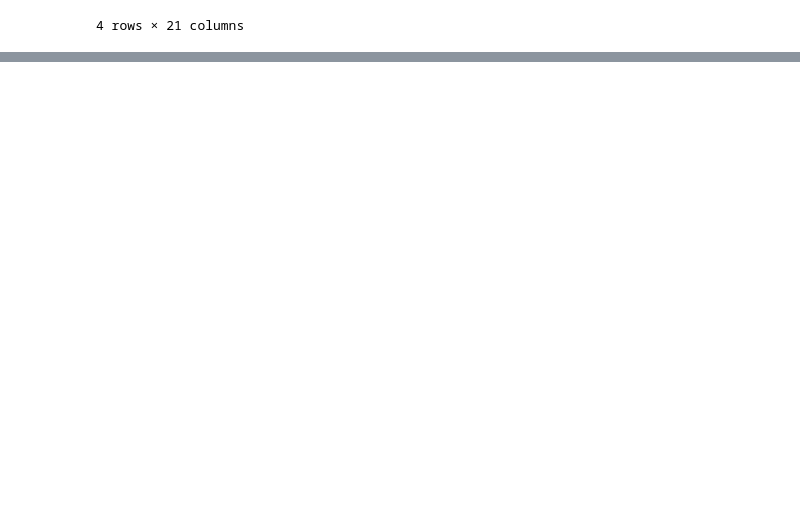
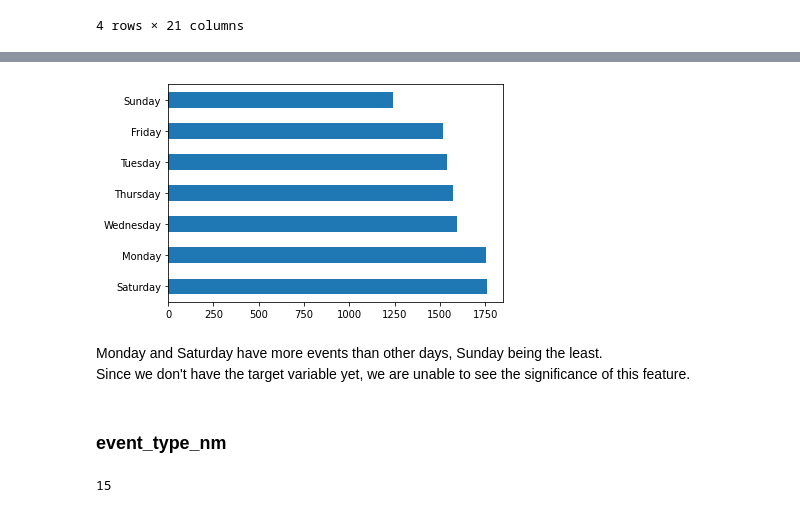
Before and after one commit to Kenrich005/ISB_Datathon_23, a Jupyter notebook: Datathon_ISB_2023_v2.ipynb, the cells around one changed output, grey strips where cells are left out. Saved outputs shown, nothing was run; the diff lists cells and outputs as text; code cells hidden in the pictures; blank space fills up the shorter version.

```diff
--- a/Datathon_ISB_2023_v2.ipynb
+++ b/Datathon_ISB_2023_v2.ipynb
@@ -100,0 +124,6 @@ df[df.customer_id=="customer_id_119"]
+# %%
+# Converting to datetime format
+df.event_dttm_Deli = pd.to_datetime(df.event_dttm_Deli)
+
+# Start Datetime
+min(df.event_dttm_Deli)
@@ -100,0 +144,3 @@ df[df.customer_id=="customer_id_119"]
+# %%
+df['weekday'] = df['event_dttm_Deli'].apply(lambda x: x.weekday())
+df['weekday'].value_counts()
@@ -100,0 +156,3 @@ df[df.customer_id=="customer_id_119"]
+# %%
+df['day_of_week'] = df['event_dttm_Deli'].dt.day_name()
+df['day_of_week'].value_counts()
@@ -100,0 +168,14 @@ df[df.customer_id=="customer_id_119"]
+# %%
+df.day_of_week.value_counts().plot(kind='barh');
+# %% [output]
+[figure, added]
+# %% [markdown]
+Monday and Saturday have more events than other days, Sunday being the least.
+Since we don't have the target variable yet, we are unable to see the significance of this feature.
+# %% [markdown]
+### **event_type_nm**
+# %%
+# Number of unique event_type_nm
+df.event_type_nm.nunique()
+# %% [output]
+15
```
Also changed, not shown: parts of 15 cells of this notebook.
